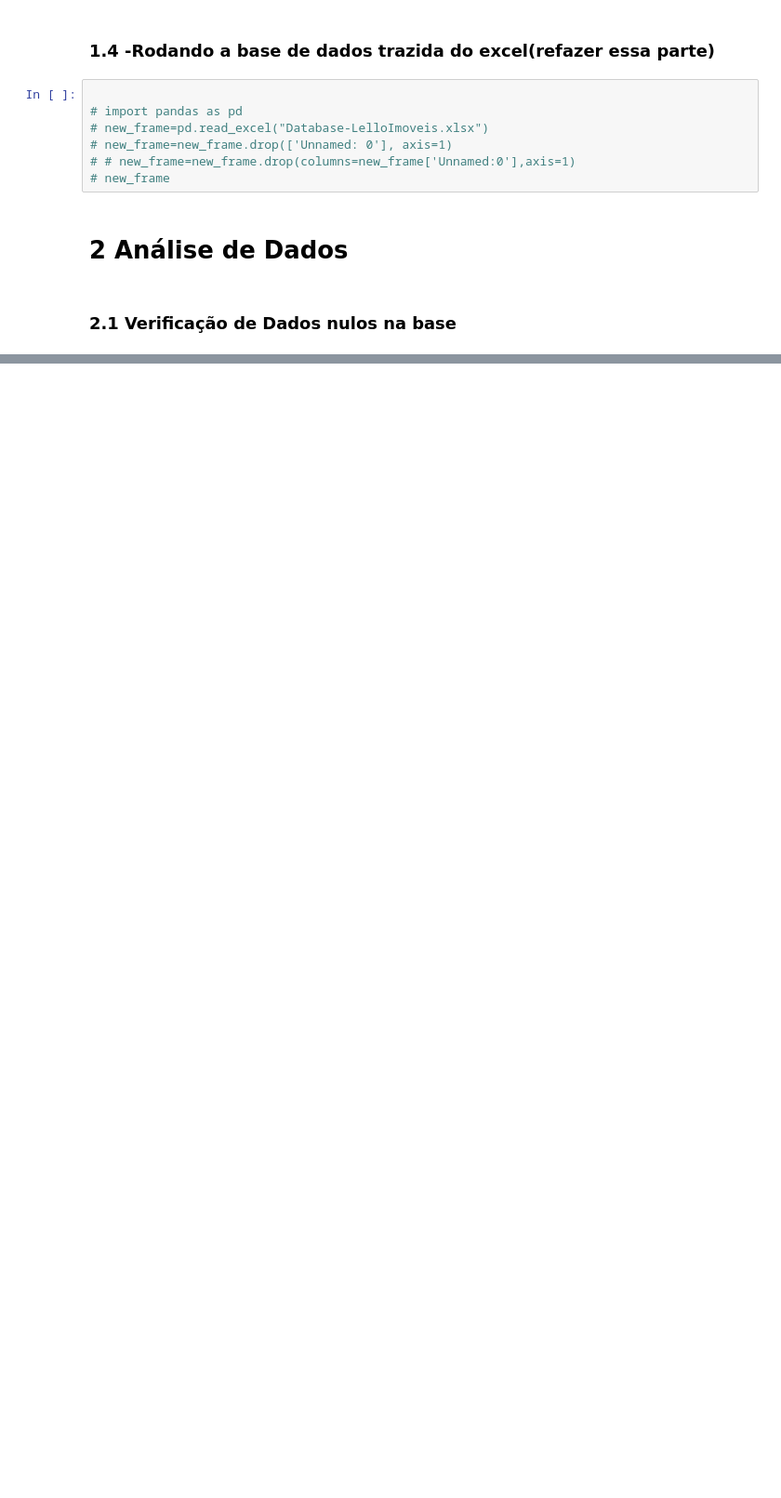
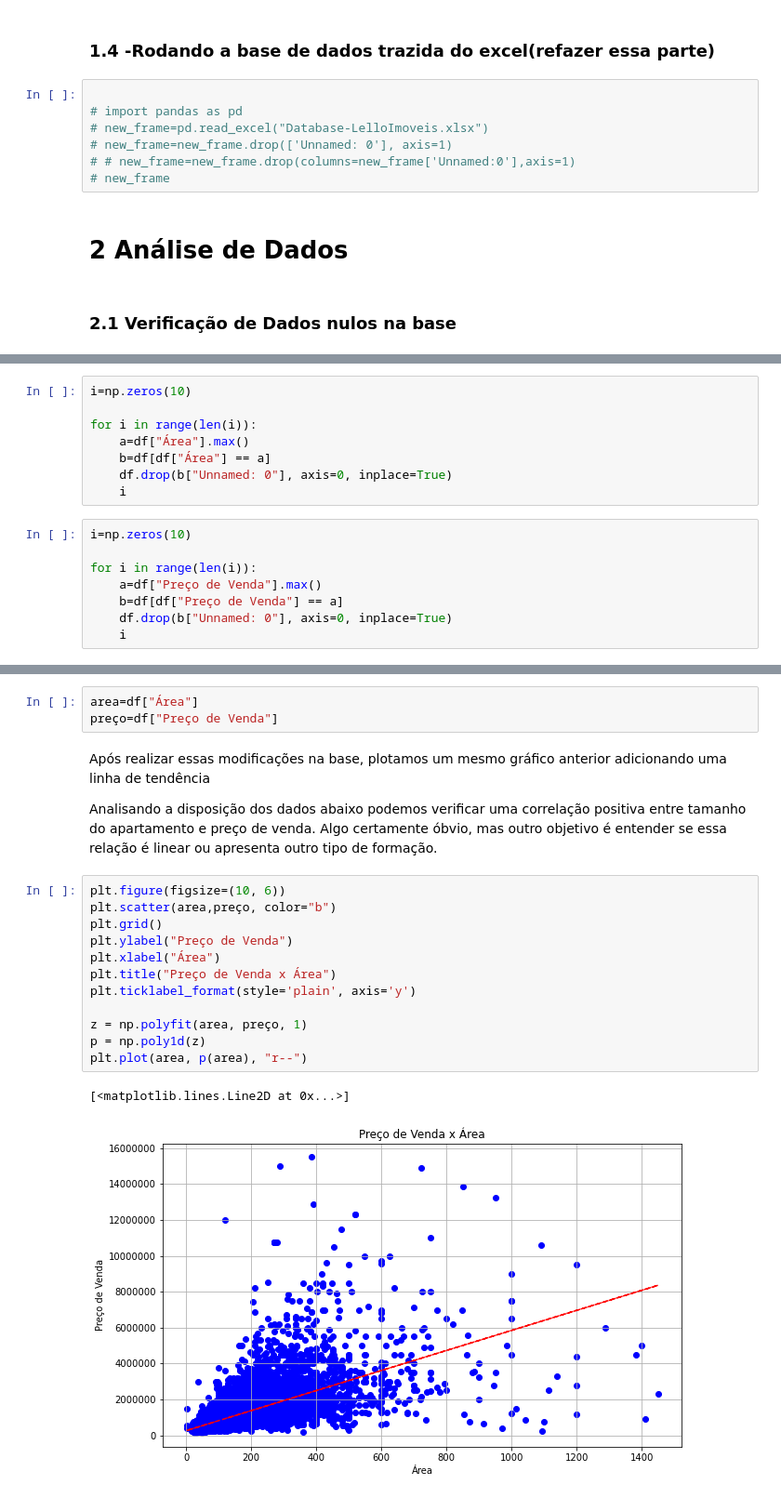
Before and after one commit to gabri190/Projeto-Quinto-Andar, a Jupyter notebook: Projeto Eletiva-Lello Imoveis.ipynb, the cells around one changed output, grey strips where cells are left out. Shown at 93% size. Saved outputs shown, nothing was run; the diff lists cells and outputs as text; blank space fills up the shorter version.

```diff
--- a/Projeto Eletiva-Lello Imoveis.ipynb
+++ b/Projeto Eletiva-Lello Imoveis.ipynb
@@ -259,0 +294,16 @@ frame.describe()
+# %%
+i=np.zeros(10)
+
+for i in range(len(i)):
+    a=df["Área"].max()
+    b=df[df["Área"] == a]
+    df.drop(b["Unnamed: 0"], axis=0, inplace=True)
+    i
+# %%
+i=np.zeros(10)
+
+for i in range(len(i)):
+    a=df["Preço de Venda"].max()
+    b=df[df["Preço de Venda"] == a]
+    df.drop(b["Unnamed: 0"], axis=0, inplace=True)
+    i
@@ -259,0 +314,24 @@ frame.describe()
+# %%
+area=df["Área"]
+preço=df["Preço de Venda"]
+# %% [markdown]
+Após realizar essas modificações na base, plotamos um mesmo gráfico anterior adicionando uma linha de tendência
+
+Analisando a disposição dos dados abaixo podemos verificar uma correlação positiva entre tamanho do apartamento e
+preço de venda. Algo certamente óbvio, mas outro objetivo é entender se essa relação é linear ou apresenta outro tipo
+de formação.
+# %%
+plt.figure(figsize=(10, 6))
+plt.scatter(area,preço, color="b")
+plt.grid()
+plt.ylabel("Preço de Venda")
+plt.xlabel("Área")
+plt.title("Preço de Venda x Área")
+plt.ticklabel_format(style='plain', axis='y')
+
+z = np.polyfit(area, preço, 1)
+p = np.poly1d(z)
+plt.plot(area, p(area), "r--")
+# %% [output]
+[<matplotlib.lines.Line2D at 0x...>]
+[figure, added]
```
Also changed, not shown: parts of 60 cells of this notebook, 2 other files.
